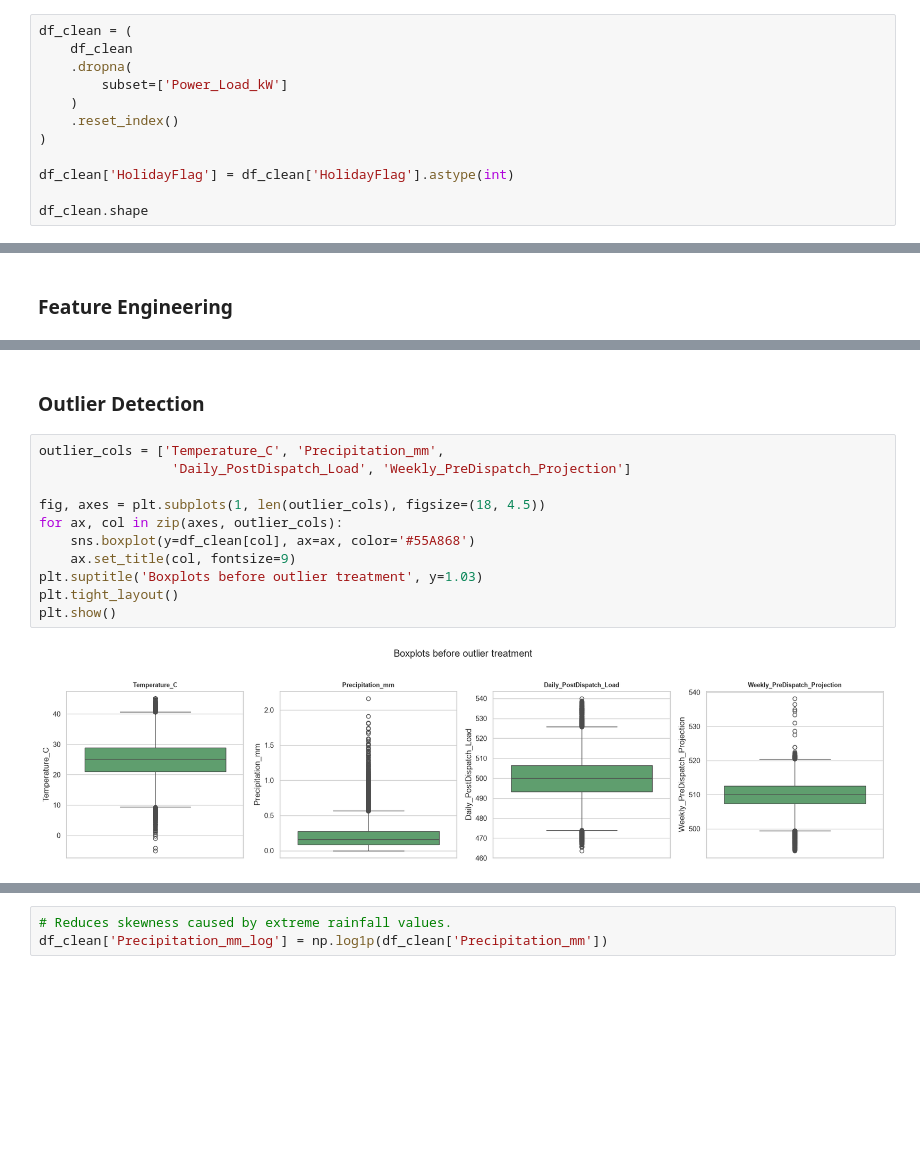
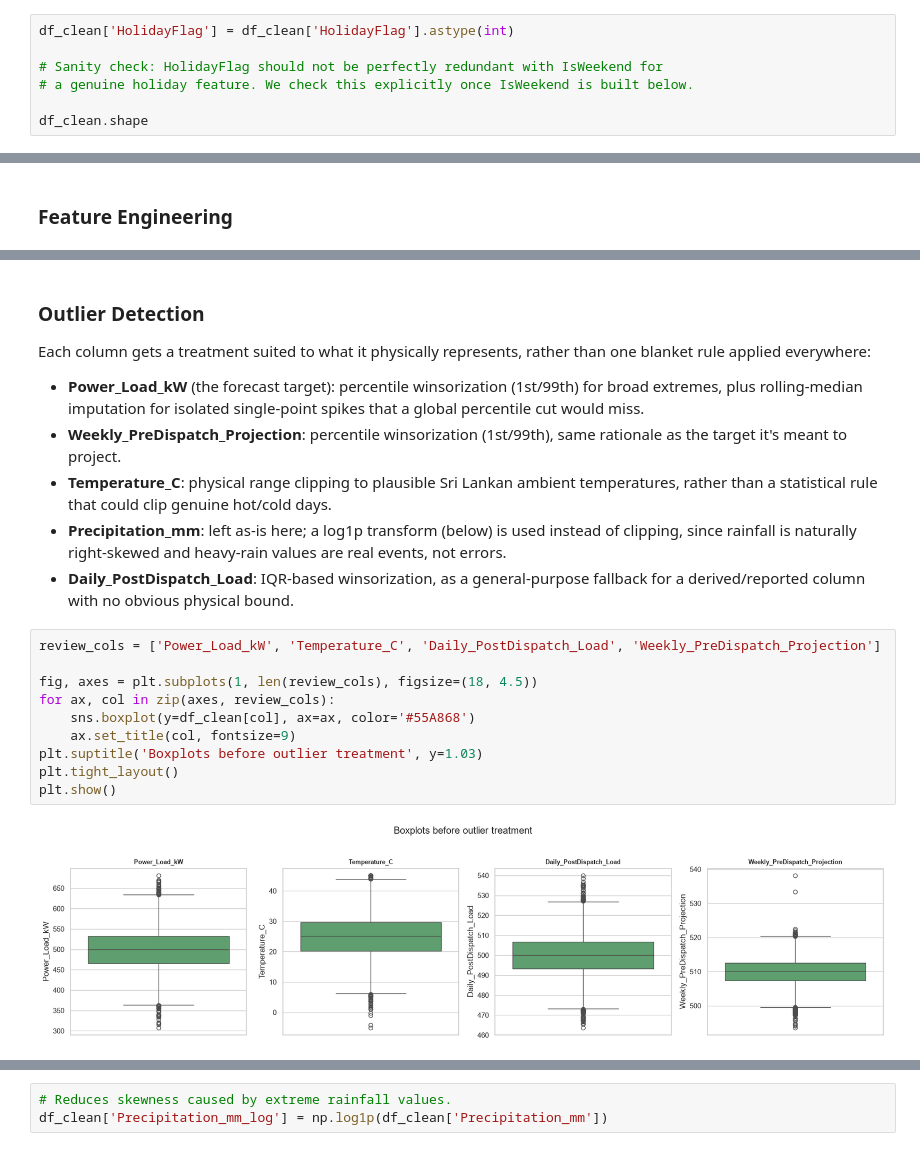
Before and after one commit to Thilokya03/Smart-Grid-Forecaster-Predictive-Modeling-of-Hourly-National-Grid-Power-Load-, a Jupyter notebook: Dataset/Data_Cleaning.ipynb, the cells around one changed output, grey strips where cells are left out. Saved outputs shown, nothing was run; the diff lists cells and outputs as text; blank space fills up the shorter version.

Commit message:
Re-Clean power load dataset and export missing timestamps

```diff
--- a/Dataset/Data_Cleaning.ipynb
+++ b/Dataset/Data_Cleaning.ipynb
@@ -232,13 +212,8 @@ Interpolated (short gap): 35,937
 # %%
-df_clean = (
-    df_clean
-    .dropna(
-        subset=['Power_Load_kW']
-    )
-    .reset_index()
-)
-
 df_clean['HolidayFlag'] = df_clean['HolidayFlag'].astype(int)
 
+# Sanity check: HolidayFlag should not be perfectly redundant with IsWeekend for
+# a genuine holiday feature. We check this explicitly once IsWeekend is built below.
+
 df_clean.shape
 # %% [output]
@@ -275,18 +270,33 @@ df_clean['Load_previous_day'] = (
 # %% [markdown]
 ### Outlier Detection
+
+Each column gets a treatment suited to what it physically represents, rather than one
+blanket rule applied everywhere:
+
+- **Power_Load_kW** (the forecast target): percentile winsorization (1st/99th) for broad
+  extremes, plus rolling-median imputation for isolated single-point spikes that a global
+  percentile cut would miss.
+- **Weekly_PreDispatch_Projection**: percentile winsorization (1st/99th), same rationale
+  as the target it's meant to project.
+- **Temperature_C**: physical range clipping to plausible Sri Lankan ambient temperatures,
+  rather than a statistical rule that could clip genuine hot/cold days.
+- **Precipitation_mm**: left as-is here; a log1p transform (below) is used instead of
+  clipping, since rainfall is naturally right-skewed and heavy-rain values are real events,
+  not errors.
+- **Daily_PostDispatch_Load**: IQR-based winsorization, as a general-purpose fallback for
+  a derived/reported column with no obvious physical bound.
 # %%
-outlier_cols = ['Temperature_C', 'Precipitation_mm',
-                 'Daily_PostDispatch_Load', 'Weekly_PreDispatch_Projection']
+review_cols = ['Power_Load_kW', 'Temperature_C', 'Daily_PostDispatch_Load', 'Weekly_PreDispatch_Projection']
 
-fig, axes = plt.subplots(1, len(outlier_cols), figsize=(18, 4.5))
-for ax, col in zip(axes, outlier_cols):
+fig, axes = plt.subplots(1, len(review_cols), figsize=(18, 4.5))
+for ax, col in zip(axes, review_cols):
     sns.boxplot(y=df_clean[col], ax=ax, color='#55A868')
     ax.set_title(col, fontsize=9)
 plt.suptitle('Boxplots before outlier treatment', y=1.03)
 plt.tight_layout()
 plt.show()
 # %% [output]
-[figure, old version]
+[figure, new version]
 # %%
 outlier_summary = {}
 
```
Also changed, not shown: parts of 17 cells of this notebook, 3 other files.
